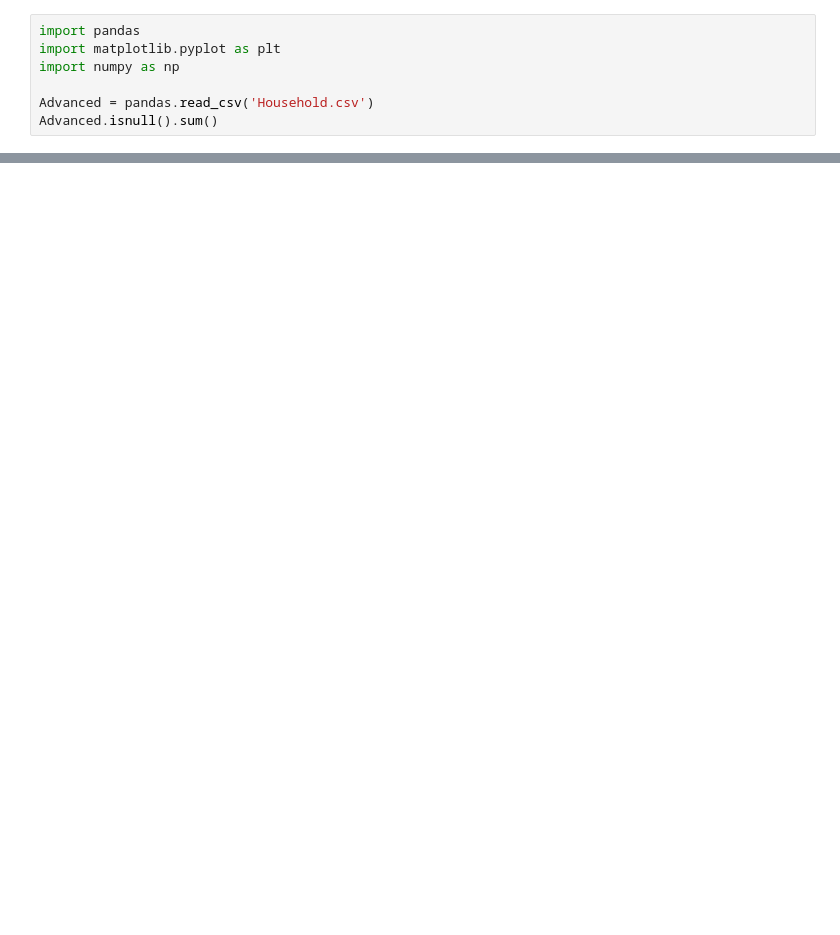
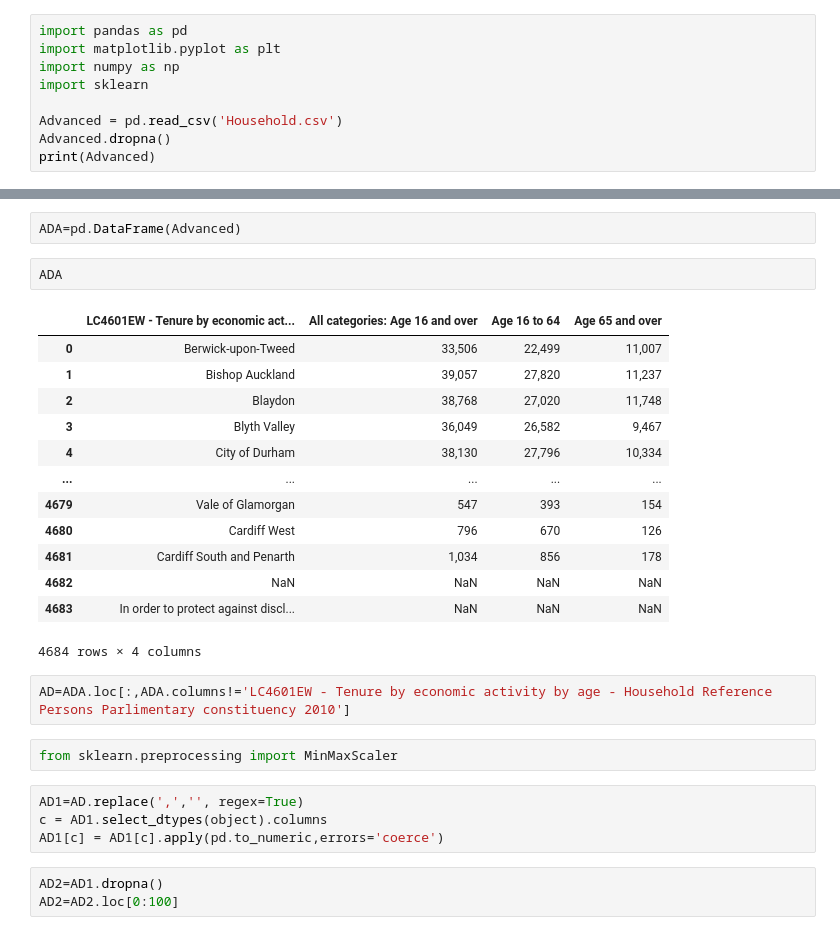
Before and after one commit to Divyasri257/Group-37, a Jupyter notebook: Advanced Data Visualization.ipynb, the cells around one changed output, grey strips where cells are left out. Drawn from its saved outputs; the diff is of its cells as text; blank space fills up the shorter version.

```diff
--- a/Advanced Data Visualization.ipynb
+++ b/Advanced Data Visualization.ipynb
@@ -1,8 +1,10 @@
 # %%
-import pandas
+import pandas as pd
 import matplotlib.pyplot as plt
 import numpy as np
+import sklearn
 
-Advanced = pandas.read_csv('Household.csv')
-Advanced.isnull().sum()
+Advanced = pd.read_csv('Household.csv')
+Advanced.dropna()
+print(Advanced)
 # %% [output]
@@ -13,0 +28,29 @@ dtype: int64
+# %%
+ADA=pd.DataFrame(Advanced)
+# %%
+ADA
+# %% [output]
+|  | LC4601EW - Tenure by economic act... | All categories: Age 16 and over | Age 16 to 64 | Age 65 and over |
+| 0 | Berwick-upon-Tweed | 33,506 | 22,499 | 11,007 |
+| 1 | Bishop Auckland | 39,057 | 27,820 | 11,237 |
+| 2 | Blaydon | 38,768 | 27,020 | 11,748 |
+| 3 | Blyth Valley | 36,049 | 26,582 | 9,467 |
+| 4 | City of Durham | 38,130 | 27,796 | 10,334 |
+| ... | ... | ... | ... | ... |
+| 4679 | Vale of Glamorgan | 547 | 393 | 154 |
+| 4680 | Cardiff West | 796 | 670 | 126 |
+| 4681 | Cardiff South and Penarth | 1,034 | 856 | 178 |
+| 4682 | NaN | NaN | NaN | NaN |
+| 4683 | In order to protect against discl... | NaN | NaN | NaN |
+4684 rows × 4 columns
+# %%
+AD=ADA.loc[:,ADA.columns!='LC4601EW - Tenure by economic activity by age - Household Reference Persons Parlimentary constituency 2010']
+# %%
+from sklearn.preprocessing import MinMaxScaler
+# %%
+AD1=AD.replace(',','', regex=True)
+c = AD1.select_dtypes(object).columns
+AD1[c] = AD1[c].apply(pd.to_numeric,errors='coerce')
+# %%
+AD2=AD1.dropna()
+AD2=AD2.loc[0:100]
```
Also changed, not shown: parts of 12 cells of this notebook.
